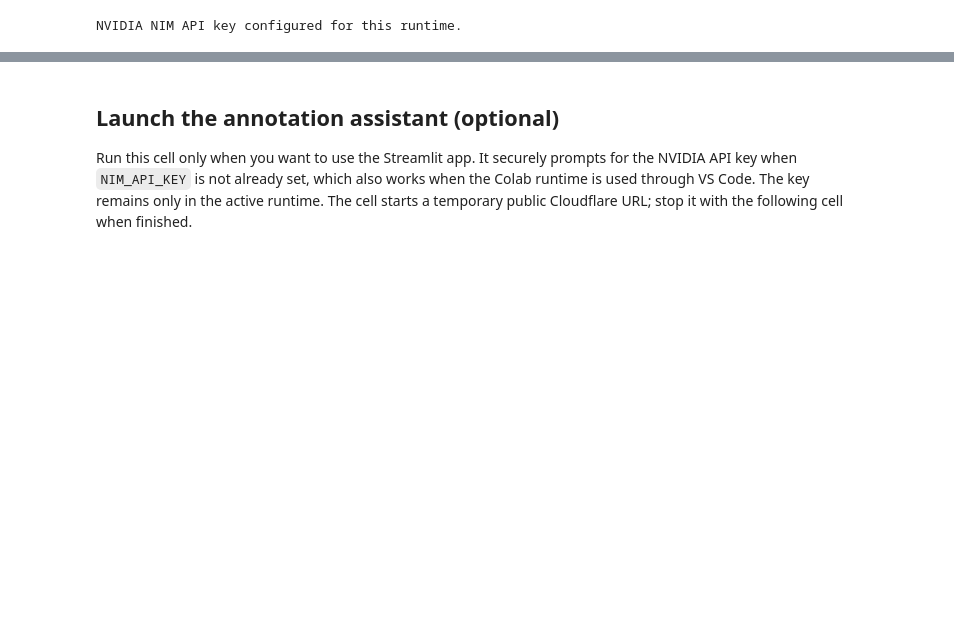
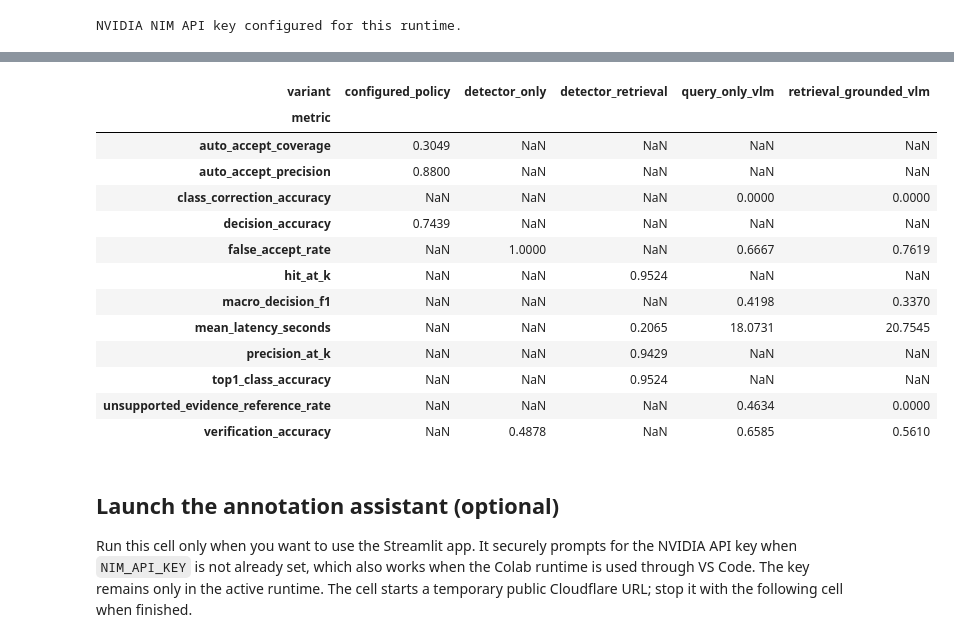
Before and after one commit to terriljoel/retrieval-grounded-remote-sensing, a Jupyter notebook: notebooks/05_run_experiment.ipynb, the cells around one changed output, grey strips where cells are left out. Drawn from its saved outputs; the diff is of its cells as text; code cells hidden in the pictures; blank space fills up the shorter version.

```diff
--- a/notebooks/05_run_experiment.ipynb
+++ b/notebooks/05_run_experiment.ipynb
@@ -80,3 +220,30 @@ NVIDIA NIM API key configured for this runtime.
+# %%
+import pandas as pd
+
+metrics = pd.read_csv(experiment_dir / "metrics.csv")
+
+comparison = metrics.pivot(
+    index="metric",
+    columns="variant",
+    values="value",
+)
+
+display(comparison.round(4))
+# %% [output]
+| variant | configured_policy | detector_only | detector_retrieval | query_only_vlm | retrieval_grounded_vlm |
+| metric |  |  |  |  |  |
+| auto_accept_coverage | 0.3049 | NaN | NaN | NaN | NaN |
+| auto_accept_precision | 0.8800 | NaN | NaN | NaN | NaN |
+| class_correction_accuracy | NaN | NaN | NaN | 0.0000 | 0.0000 |
+| decision_accuracy | 0.7439 | NaN | NaN | NaN | NaN |
+| false_accept_rate | NaN | 1.0000 | NaN | 0.6667 | 0.7619 |
+| hit_at_k | NaN | NaN | 0.9524 | NaN | NaN |
+| macro_decision_f1 | NaN | NaN | NaN | 0.4198 | 0.3370 |
+| mean_latency_seconds | NaN | NaN | 0.2065 | 18.0731 | 20.7545 |
+| precision_at_k | NaN | NaN | 0.9429 | NaN | NaN |
+| top1_class_accuracy | NaN | NaN | 0.9524 | NaN | NaN |
+| unsupported_evidence_reference_rate | NaN | NaN | NaN | 0.4634 | 0.0000 |
+| verification_accuracy | NaN | 0.4878 | NaN | 0.6585 | 0.5610 |
 # %% [markdown]
 ## Launch the annotation assistant (optional)
 
```
Also changed, not shown: parts of 7 cells of this notebook, 8 other files.
